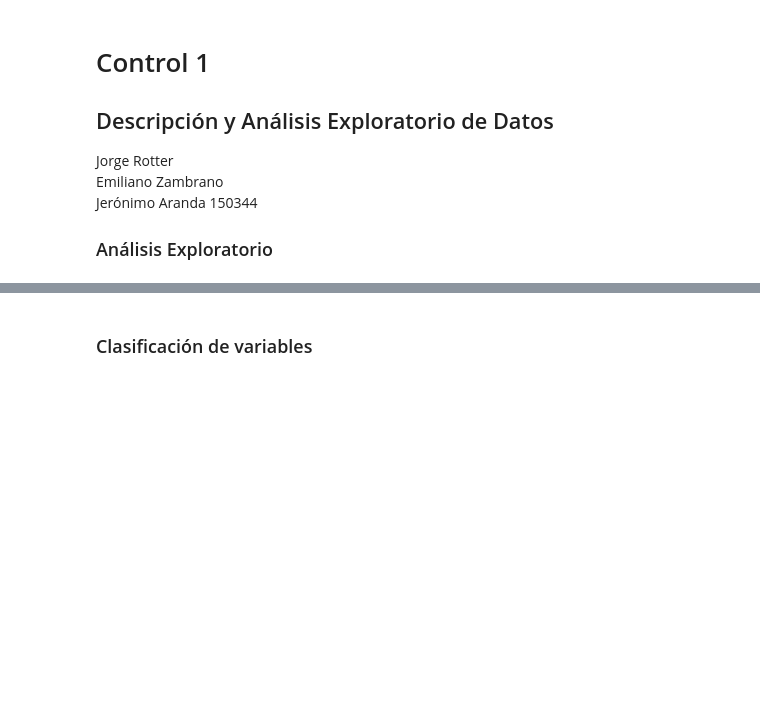
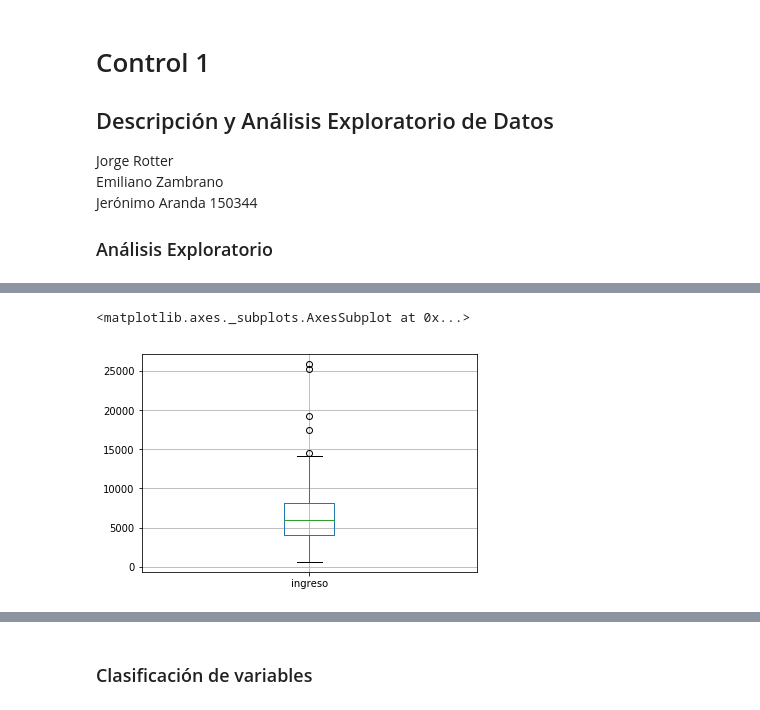
Before and after one commit to jeroaranda/aplicada2, a Jupyter notebook: control1.ipynb, the cells around one changed output, grey strips where cells are left out. Saved outputs shown, nothing was run; the diff lists cells and outputs as text; code cells hidden in the pictures; blank space fills up the shorter version.

```diff
--- a/control1.ipynb
+++ b/control1.ipynb
@@ -21,0 +43,5 @@ Jerónimo Aranda 150344
+# %%
+df.boxplot(column=['ingreso'])
+# %% [output]
+<matplotlib.axes._subplots.AxesSubplot at 0x...>
+[figure, added]
```
Also changed, not shown: parts of 5 cells of this notebook.
